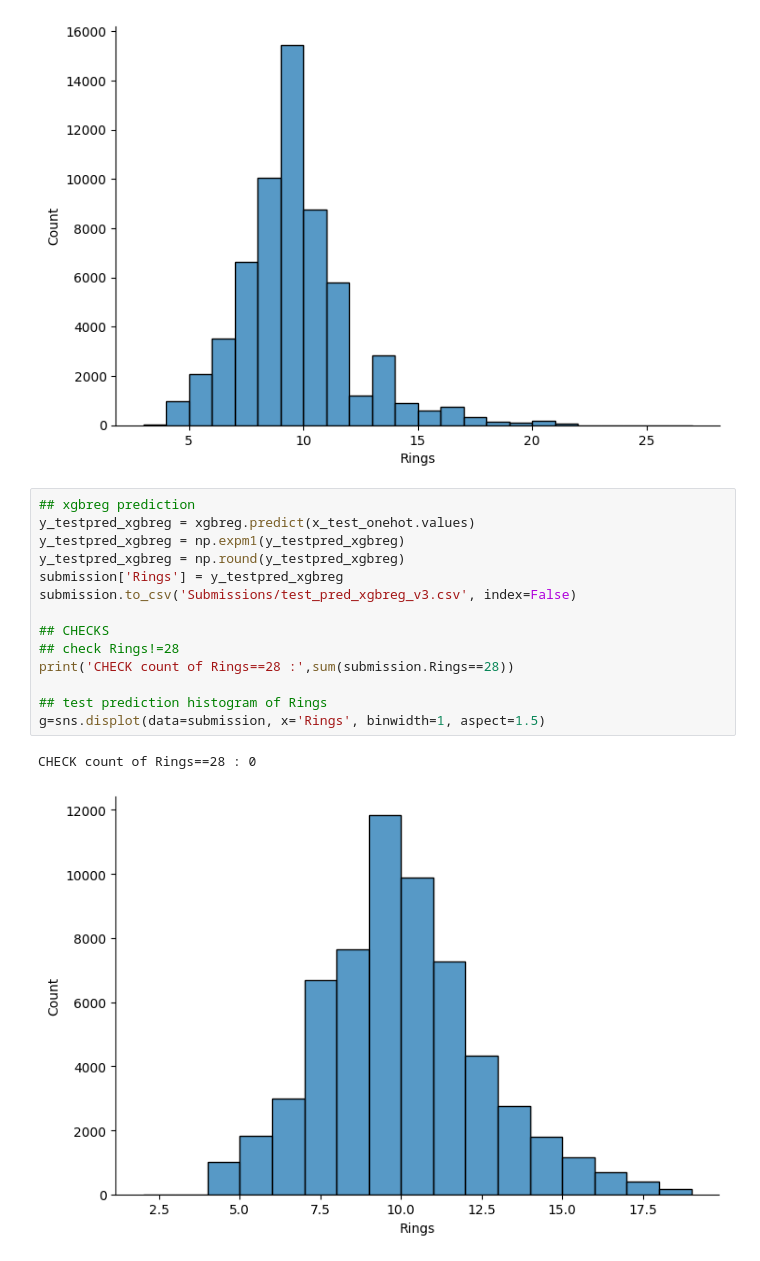
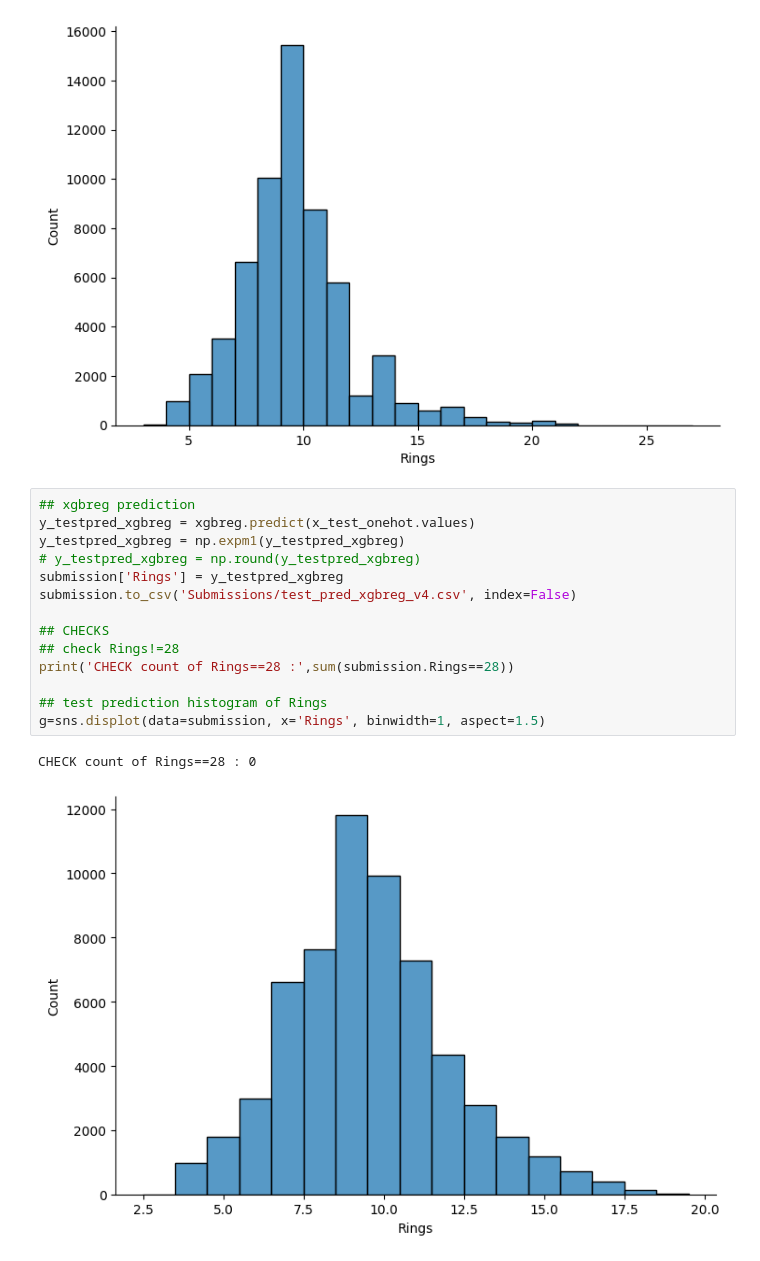
Before and after one commit to stephanie-yz/Kaggle_PG4.04_Abalone, a Jupyter notebook: 03_Modelling.ipynb, the cells around one changed output. Saved outputs shown, nothing was run; the diff lists cells and outputs as text.

Commit message:
Remove rounding from XGB predictions

```diff
--- a/03_Modelling.ipynb
+++ b/03_Modelling.ipynb
@@ -282,17 +282,17 @@ CHECK count of Rings==28 : 0
 # %%
 ## xgbreg prediction
 y_testpred_xgbreg = xgbreg.predict(x_test_onehot.values)
 y_testpred_xgbreg = np.expm1(y_testpred_xgbreg)
-y_testpred_xgbreg = np.round(y_testpred_xgbreg)
+# y_testpred_xgbreg = np.round(y_testpred_xgbreg)
 submission['Rings'] = y_testpred_xgbreg
-submission.to_csv('Submissions/test_pred_xgbreg_v3.csv', index=False)
+submission.to_csv('Submissions/test_pred_xgbreg_v4.csv', index=False)
 
 ## CHECKS
 ## check Rings!=28
 print('CHECK count of Rings==28 :',sum(submission.Rings==28))
 
 ## test prediction histogram of Rings
 g=sns.displot(data=submission, x='Rings', binwidth=1, aspect=1.5)
 # %% [output]
 CHECK count of Rings==28 : 0
-[figure, old version]
+[figure, new version]
```
Also changed, not shown: 1 other file.
